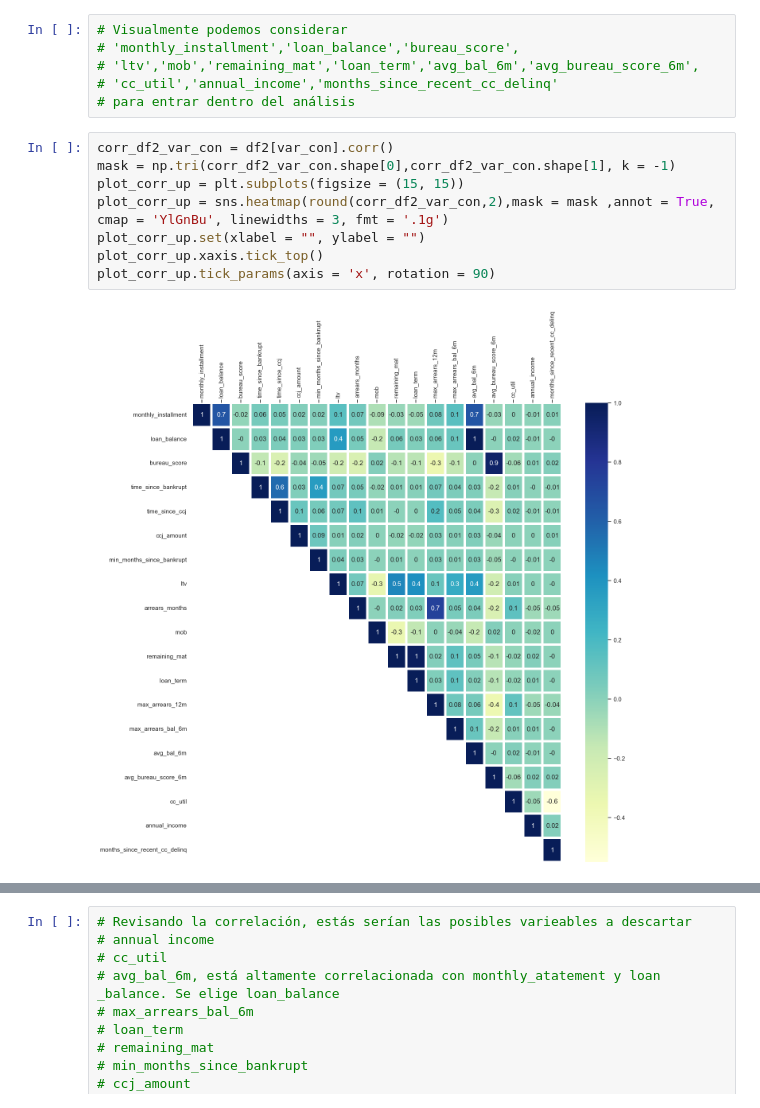
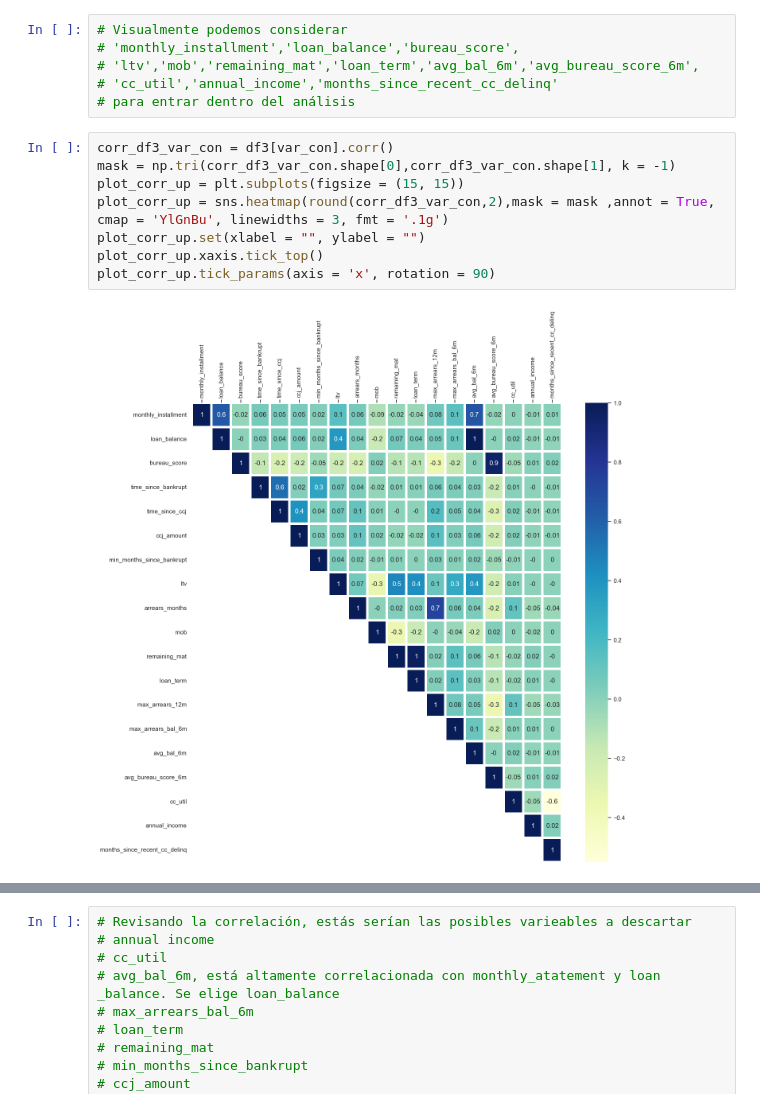
Before and after one commit to danpa26/CredRisk, a Jupyter notebook: one_yr_pd/one_year_pd.ipynb, the cells around one changed output, grey strips where cells are left out. Drawn from its saved outputs; the diff is of its cells as text.

```diff
--- a/one_yr_pd/one_year_pd.ipynb
+++ b/one_yr_pd/one_year_pd.ipynb
@@ -552,15 +579,15 @@ pd.DataFrame( map( lambda v: (v , ks_2samp(df2[v] , df3[v] ).pvalue ) , var_con
 # 'cc_util','annual_income','months_since_recent_cc_delinq'
 # para entrar dentro del análisis
 # %%
-corr_df2_var_con = df2[var_con].corr()
-mask = np.tri(corr_df2_var_con.shape[0],corr_df2_var_con.shape[1], k = -1)
+corr_df3_var_con = df3[var_con].corr()
+mask = np.tri(corr_df3_var_con.shape[0],corr_df3_var_con.shape[1], k = -1)
 plot_corr_up = plt.subplots(figsize = (15, 15))
-plot_corr_up = sns.heatmap(round(corr_df2_var_con,2),mask = mask ,annot = True, cmap = 'YlGnBu', linewidths = 3, fmt = '.1g')
+plot_corr_up = sns.heatmap(round(corr_df3_var_con,2),mask = mask ,annot = True, cmap = 'YlGnBu', linewidths = 3, fmt = '.1g')
 plot_corr_up.set(xlabel = "", ylabel = "")
 plot_corr_up.xaxis.tick_top()
 plot_corr_up.tick_params(axis = 'x', rotation = 90)
 # %% [output]
-[figure, old version]
+[figure, new version]
 # %%
 mask_lw = mask.T
 plot_corr_lw = plt.subplots(figsize = (15, 15))
```
Also changed, not shown: parts of 39 cells of this notebook.
